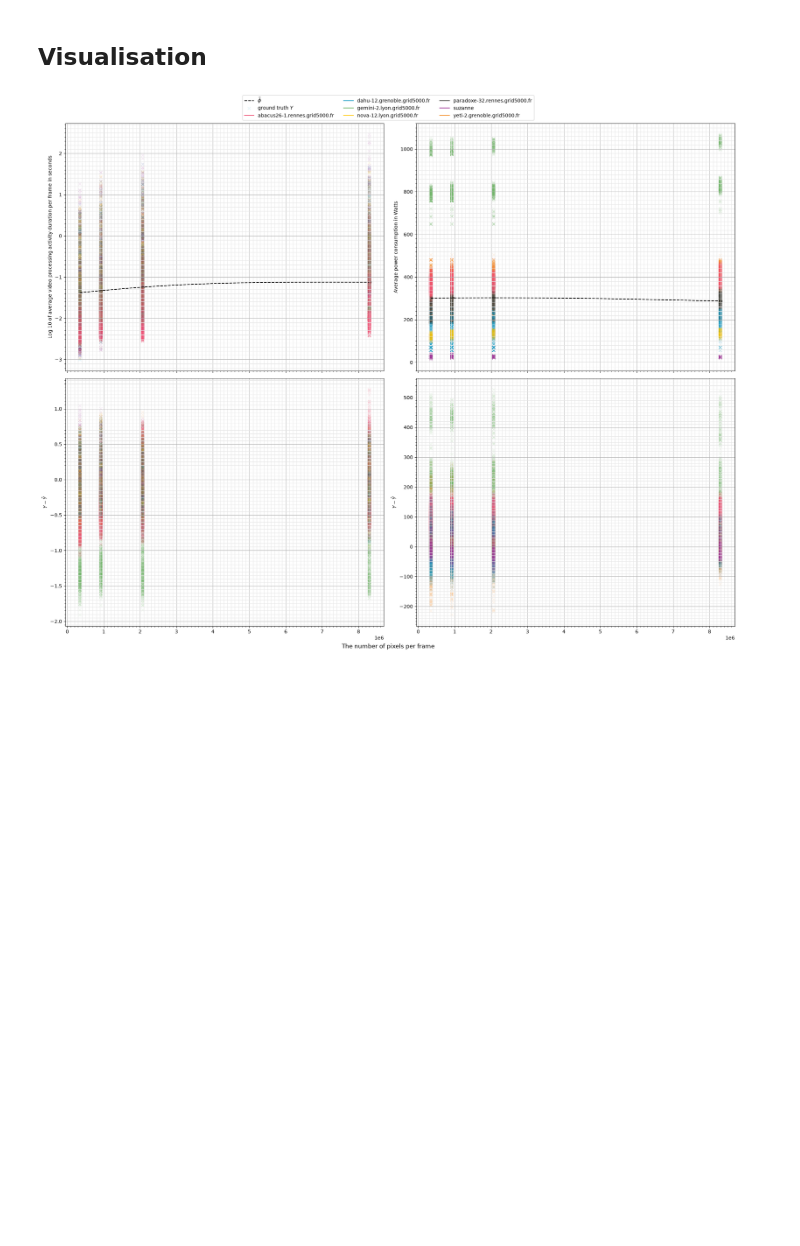
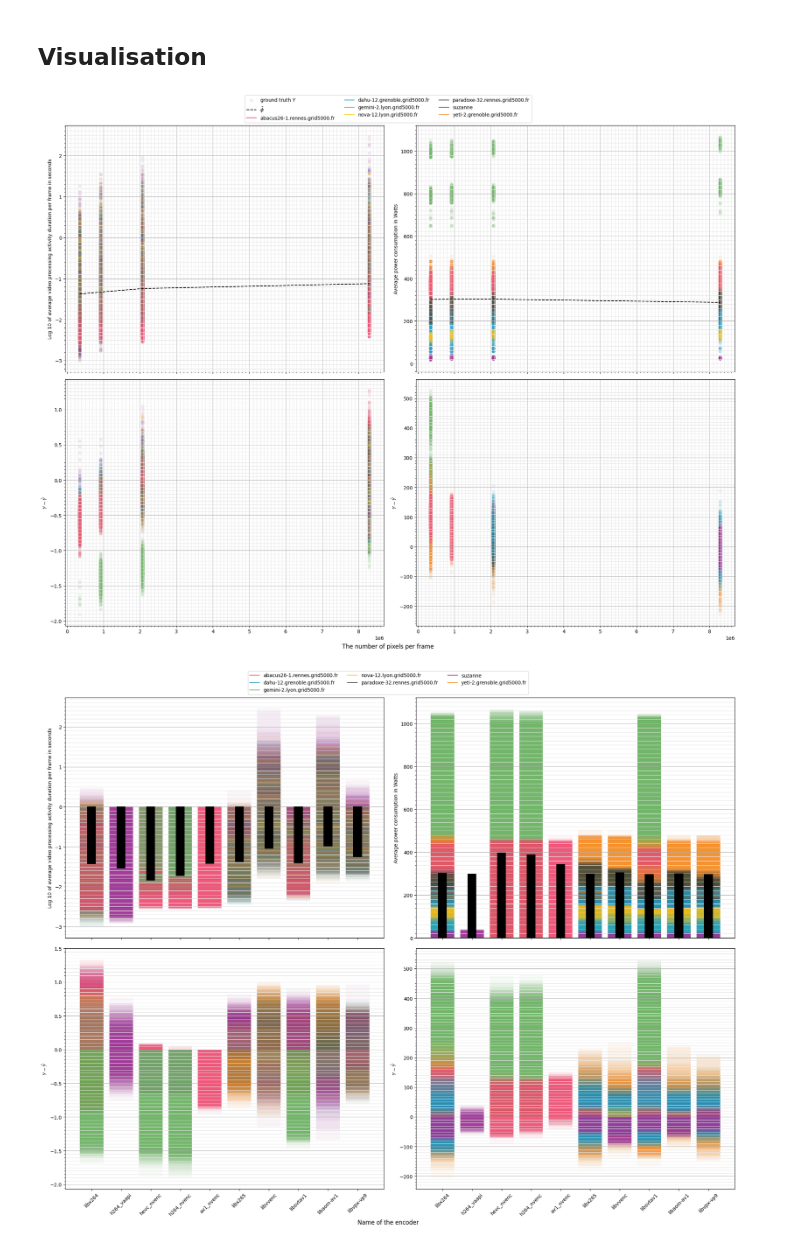
Before and after one commit to robinechuca/mendevi, a Jupyter notebook: examples/trend.ipynb, the cells around one changed output. Drawn from its saved outputs; the diff is of its cells as text; code cells hidden in the pictures; blank space fills up the shorter version.

```diff
--- a/examples/trend.ipynb
+++ b/examples/trend.ipynb
@@ -25,11 +42,12 @@ model = TrendEncodeEnergy(
 # %%
-# model training
+# train the models
 dataset = "scatter.db"  # the dataset name, automatically downloaded
 val = 0.2  # keep 80% of data for training, 20% for validation
 
-if not model.is_fit():
-    model.fit(
-        dataset,
-        table="t_enc_encode",  # optional, help to find the good SQL request
-        select=f"uniform(vid_hash) >= {val}",
-    )
+for model in models:
+    if not model.is_fit():
+        model.fit(
+            dataset,
+            table="t_enc_encode",  # optional, help to find the good SQL request
+            select=f"uniform(vid_hash) >= {val}",
+        )
@@ -54,5 +54,6 @@ Save model into /home/rrichard/.cache/mendevi/trend_pixels.pk.xz...
 # %%
-model.validate(dataset, table="t_enc_encode", select=f"uniform(vid_hash) < {val}")
+for model in models:
+    model.validate(dataset, table="t_enc_encode", select=f"uniform(vid_hash) < {val}")
 # %% [output]
 Validate 'Effect of a parameter on the encoding energy'...
 █ get SQL extractor
@@ -74,8 +75,10 @@ RMS  of act_duration_per_frame: 2.523
 # %% [markdown]
 ## Visualisation
 # %%
-fig = plt.figure(layout="constrained", figsize=(len(model.output_labels)*FIGSIZE[0], 2*FIGSIZE[1]))
-model.fill_fig_phi(fig)
-plt.show()
+for model in models:
+    fig = plt.figure(layout="constrained", figsize=(len(model.output_labels)*FIGSIZE[0], 2*FIGSIZE[1]))
+    model.fill_fig_phi(fig)
+    plt.show()
 # %% [output]
-[figure, old version]
+[figure, new version]
+[figure, added]
```
Also changed, not shown: parts of 4 cells of this notebook, 3 other files.
